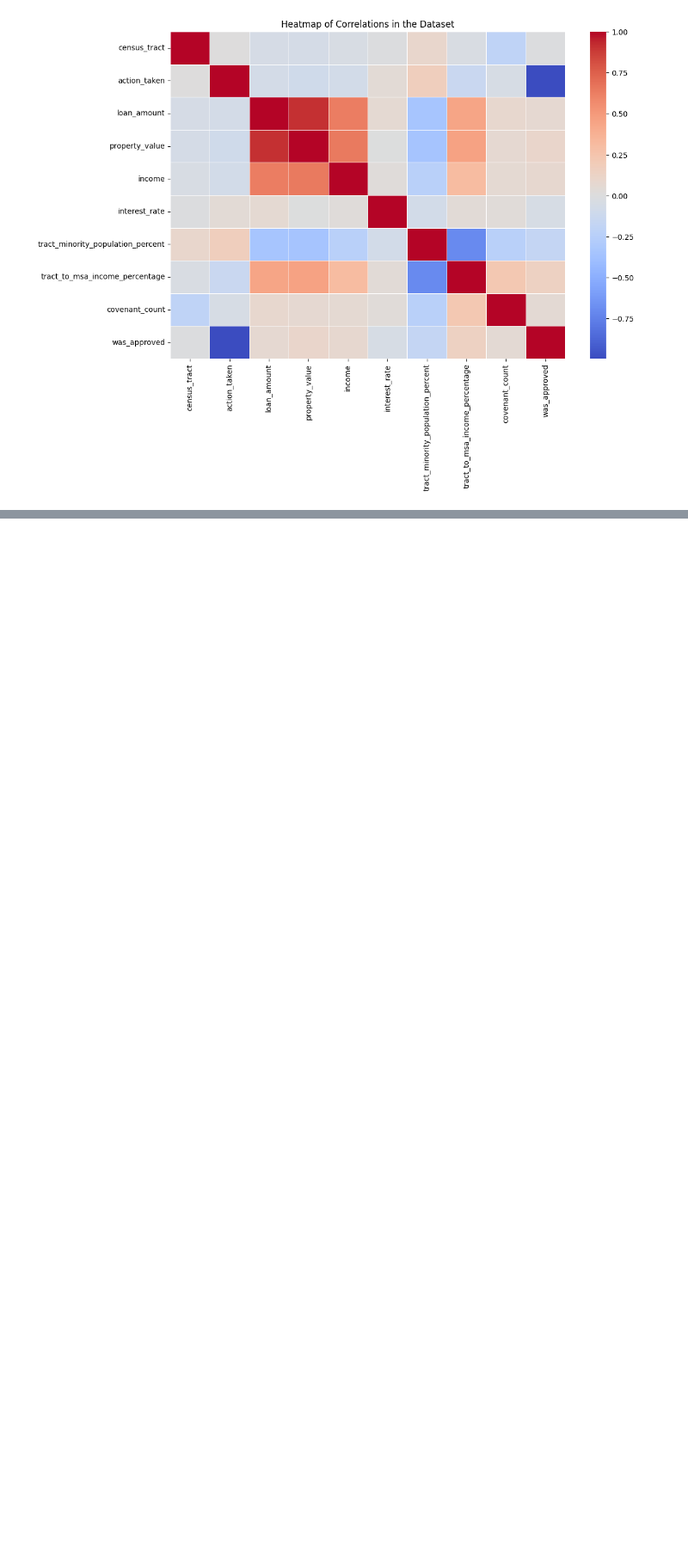
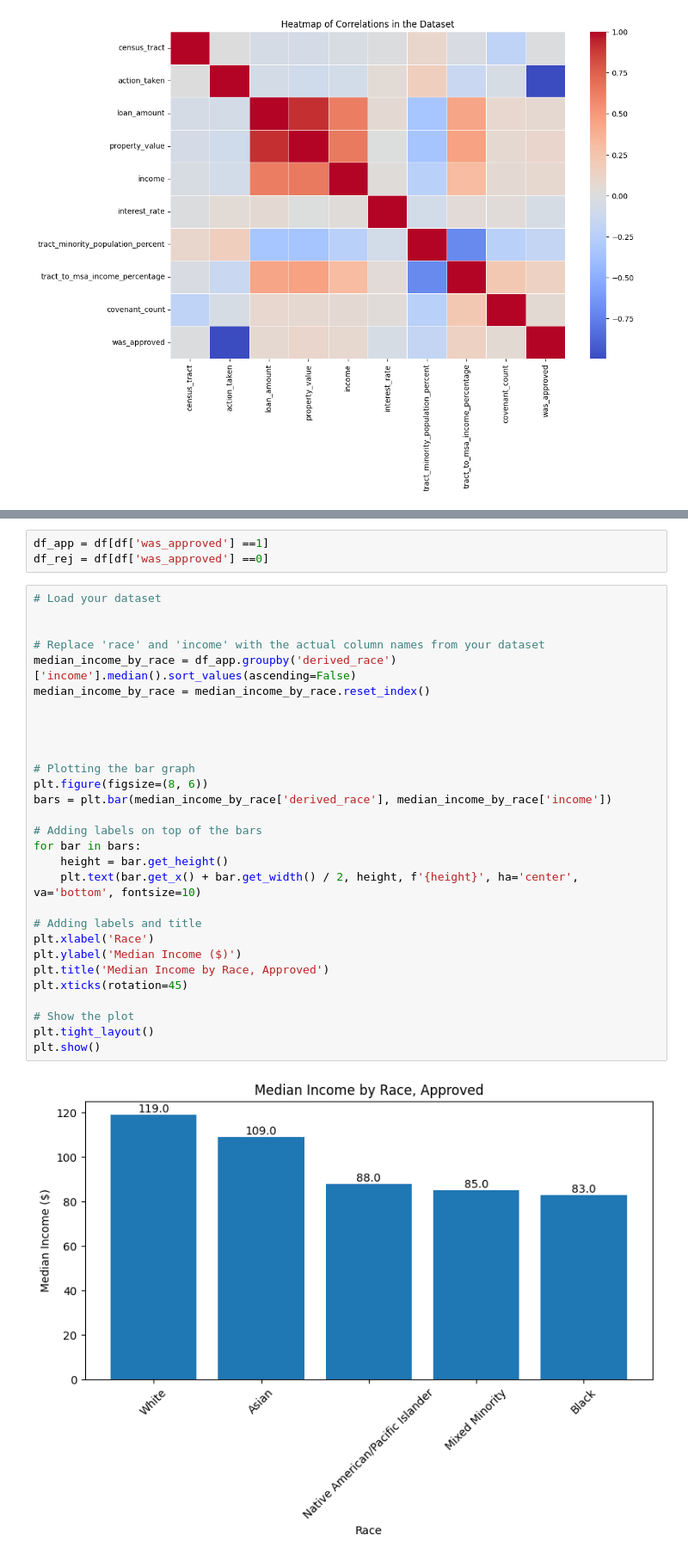
Before and after one commit to Group4-s2025/DATA-6550-Algorithms, a Jupyter notebook: Module_4_Project_Group_4.ipynb, the cells around one changed output, grey strips where cells are left out. Shown at 86% size. Drawn from its saved outputs; the diff is of its cells as text; blank space fills up the shorter version.

```diff
--- a/Module_4_Project_Group_4.ipynb
+++ b/Module_4_Project_Group_4.ipynb
@@ -212,0 +628,34 @@ plt.show()
+# %%
+df_app = df[df['was_approved'] ==1]
+df_rej = df[df['was_approved'] ==0]
+# %%
+# Load your dataset
+
+
+# Replace 'race' and 'income' with the actual column names from your dataset
+median_income_by_race = df_app.groupby('derived_race')['income'].median().sort_values(ascending=False)
+median_income_by_race = median_income_by_race.reset_index()
+
+
+
+
+# Plotting the bar graph
+plt.figure(figsize=(8, 6))
+bars = plt.bar(median_income_by_race['derived_race'], median_income_by_race['income'])
+
+# Adding labels on top of the bars
+for bar in bars:
+    height = bar.get_height()
+    plt.text(bar.get_x() + bar.get_width() / 2, height, f'{height}', ha='center', va='bottom', fontsize=10)
+
+# Adding labels and title
+plt.xlabel('Race')
+plt.ylabel('Median Income ($)')
+plt.title('Median Income by Race, Approved')
+plt.xticks(rotation=45)
+
+# Show the plot
+plt.tight_layout()
+plt.show()
+# %% [output]
+[figure, added]
```
Also changed, not shown: parts of 72 cells of this notebook.
